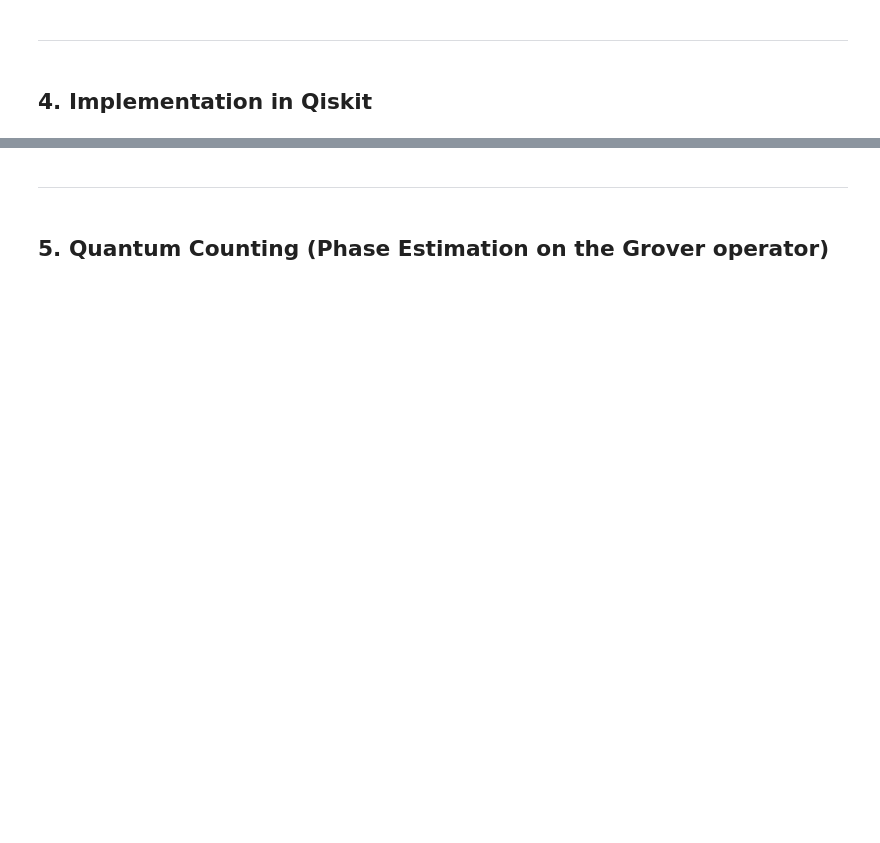
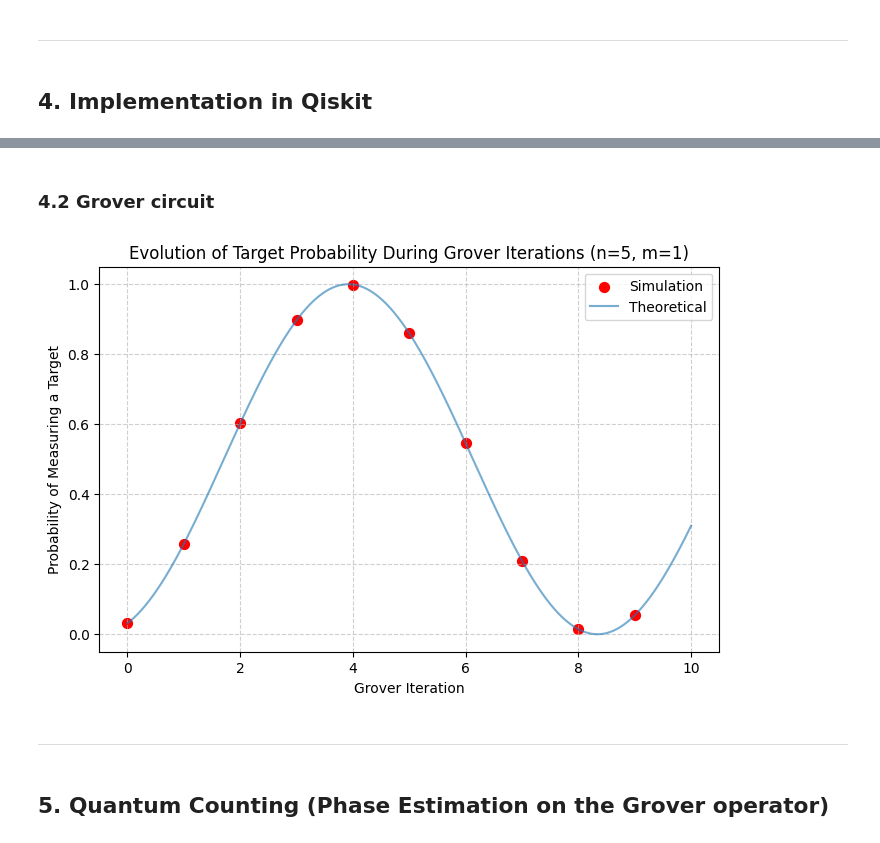
Before and after one commit to victor-pcll/Grover-s-Search, a Jupyter notebook: notebook.ipynb, the cells around one changed output, grey strips where cells are left out. Saved outputs shown, nothing was run; the diff lists cells and outputs as text; code cells hidden in the pictures; blank space fills up the shorter version.

```diff
--- a/notebook.ipynb
+++ b/notebook.ipynb
@@ -117,3 +123,21 @@ plt.show()
+# %% [markdown]
+### 4.2 Grover circuit
+# %%
+qc, probs = grover_circuit(n, targets, iterations, ancilla_qubits)
+
+#qc.draw('mpl')
+
+plt.figure(figsize=(8,5))
+plt.scatter(np.arange(iterations), probs, marker='o', color='red', label='Simulation', s=50)
+plt.plot(r, P_r, label='Theoretical', alpha=0.6)
+plt.xlabel("Grover Iteration")
+plt.ylabel("Probability of Measuring a Target")
+plt.title(f"Evolution of Target Probability During Grover Iterations (n={n}, m={m})")
+plt.grid(True, linestyle='--', alpha=0.6)
+plt.legend()
+plt.show()
+# %% [output]
+[figure, added]
 # %% [markdown]
 ---
 # %% [markdown]
```
Also changed, not shown: parts of 17 cells of this notebook, 9 other files.
